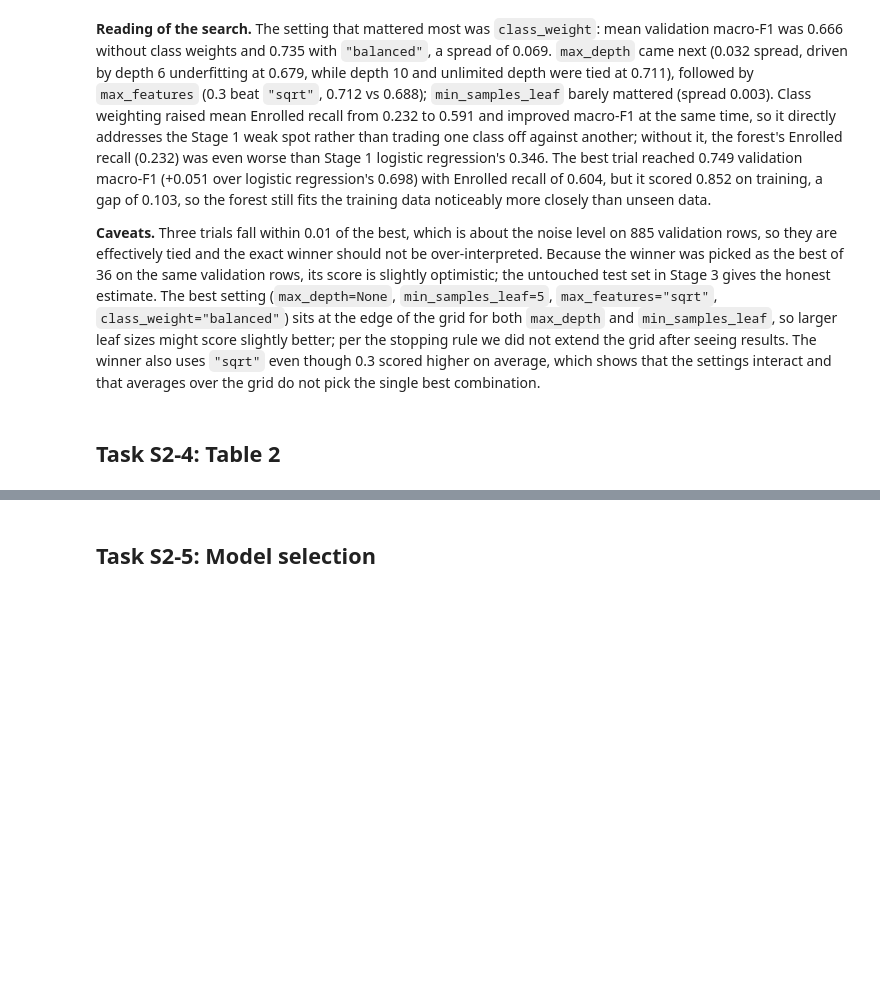
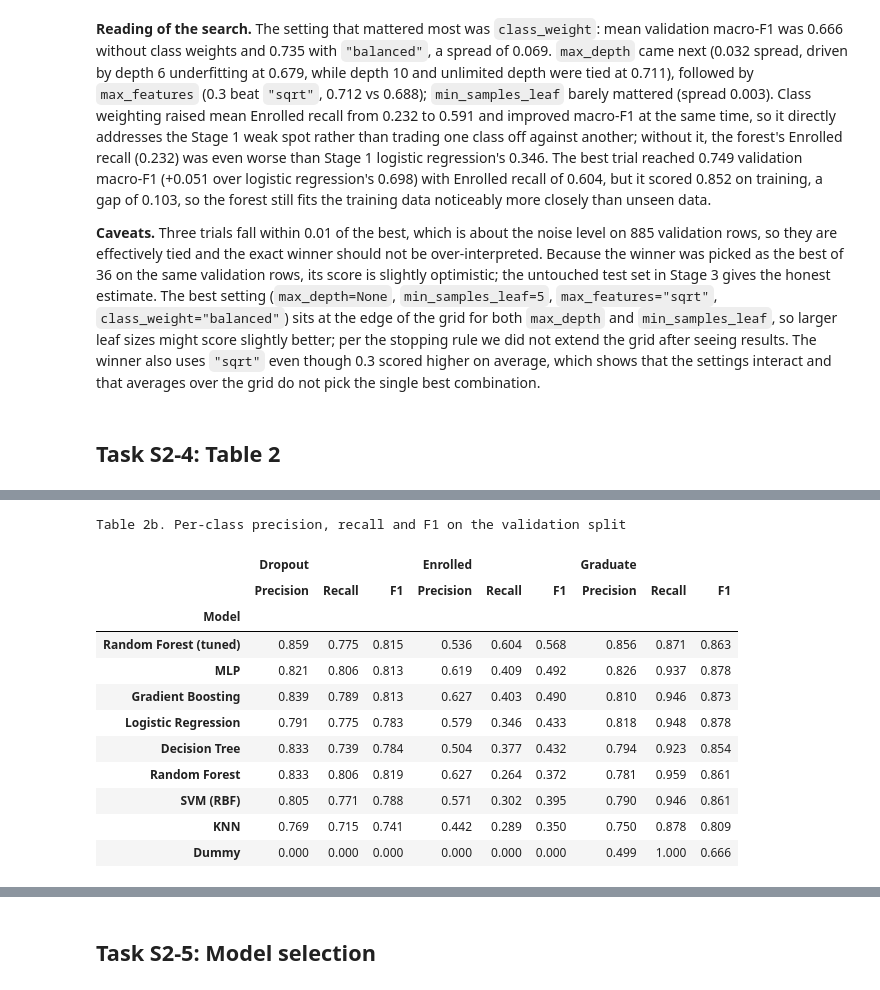
Before and after one commit to mremani11/DS3000-Project, a Jupyter notebook: DS3000_Project_Group03.ipynb, the cells around one changed output, grey strips where cells are left out. Saved outputs shown, nothing was run; the diff lists cells and outputs as text; code cells hidden in the pictures; blank space fills up the shorter version.

```diff
--- a/DS3000_Project_Group03.ipynb
+++ b/DS3000_Project_Group03.ipynb
@@ -1662,0 +1667,30 @@ balanced            0.7346               0.5912
+# %%
+# Combine every model's row: 4 Stage 1 baselines, 3 trees, the MLP, the tuned forest
+all_rows = baseline_rows + tree_rows + mlp_rows + hpo_rows
+table2_full = pd.DataFrame(all_rows)
+
+assert len(table2_full) == 9, f"Expected 9 models, got {len(table2_full)} - did every section run?"
+assert table2_full["Model"].is_unique, "Duplicate model names - was a cell run twice?"
+assert PRED_COL in table2_full.columns
+
+# What the 'Learned parameters' number means for each model (see count_params in 5a)
+WHAT_IS_COUNTED = {
+    "Dummy": "None stored as parameters",
+    "KNN": "None stored as parameters",
+    "Logistic Regression": "Weights and biases",
+    "MLP": "Weights and biases",
+    "SVM (RBF)": "Support vectors and their coefficients",
+    "Decision Tree": "Tree nodes",
+    "Random Forest": "Tree nodes",
+    "Gradient Boosting": "Tree nodes",
+    "Random Forest (tuned)": "Tree nodes",
+}
+table2_full["What is counted"] = table2_full["Model"].map(WHAT_IS_COUNTED)
+assert table2_full["What is counted"].notna().all(), "A model name is missing from WHAT_IS_COUNTED"
+
+# Change vs the Stage 1 best (logistic regression), same convention as Table 1's 'pts' column
+lr_f1 = table2_full.loc[table2_full["Model"] == "Logistic Regression", "Val Macro-F1"].iloc[0]
+table2_full["Change vs logistic regression (macro-F1 pts)"] = table2_full["Val Macro-F1"] - lr_f1
+
+table2_full = table2_full.sort_values("Val Macro-F1", ascending=False).reset_index(drop=True)
+print(f"table2_full: {len(table2_full)} models, logistic regression reference = {lr_f1:.4f}")
@@ -1662,0 +1728,25 @@ balanced            0.7346               0.5912
+# %%
+metric_cols = [f"{m}_{c}" for c in CLASS_NAMES for m in ("precision", "recall", "f1")]
+table2b = table2_full[["Model"] + metric_cols]
+table2b.to_csv(RESULTS_DIR / "stage2_per_class_metrics.csv", index=False)
+
+table2b_display = table2b.set_index("Model")
+table2b_display.columns = pd.MultiIndex.from_tuples(
+    [(c, m) for c in CLASS_NAMES for m in ("Precision", "Recall", "F1")]
+)
+print("Table 2b. Per-class precision, recall and F1 on the validation split")
+display(table2b_display.style.format("{:.3f}"))
+# %% [output]
+Table 2b. Per-class precision, recall and F1 on the validation split
+|  | Dropout |  |  | Enrolled |  |  | Graduate |  |  |
+|  | Precision | Recall | F1 | Precision | Recall | F1 | Precision | Recall | F1 |
+| Model |  |  |  |  |  |  |  |  |  |
+| Random Forest (tuned) | 0.859 | 0.775 | 0.815 | 0.536 | 0.604 | 0.568 | 0.856 | 0.871 | 0.863 |
+| MLP | 0.821 | 0.806 | 0.813 | 0.619 | 0.409 | 0.492 | 0.826 | 0.937 | 0.878 |
+| Gradient Boosting | 0.839 | 0.789 | 0.813 | 0.627 | 0.403 | 0.490 | 0.810 | 0.946 | 0.873 |
+| Logistic Regression | 0.791 | 0.775 | 0.783 | 0.579 | 0.346 | 0.433 | 0.818 | 0.948 | 0.878 |
+| Decision Tree | 0.833 | 0.739 | 0.784 | 0.504 | 0.377 | 0.432 | 0.794 | 0.923 | 0.854 |
+| Random Forest | 0.833 | 0.806 | 0.819 | 0.627 | 0.264 | 0.372 | 0.781 | 0.959 | 0.861 |
+| SVM (RBF) | 0.805 | 0.771 | 0.788 | 0.571 | 0.302 | 0.395 | 0.790 | 0.946 | 0.861 |
+| KNN | 0.769 | 0.715 | 0.741 | 0.442 | 0.289 | 0.350 | 0.750 | 0.878 | 0.809 |
+| Dummy | 0.000 | 0.000 | 0.000 | 0.000 | 0.000 | 0.000 | 0.499 | 1.000 | 0.666 |
```
Also changed, not shown: parts of 5 cells of this notebook, 2 other files.
